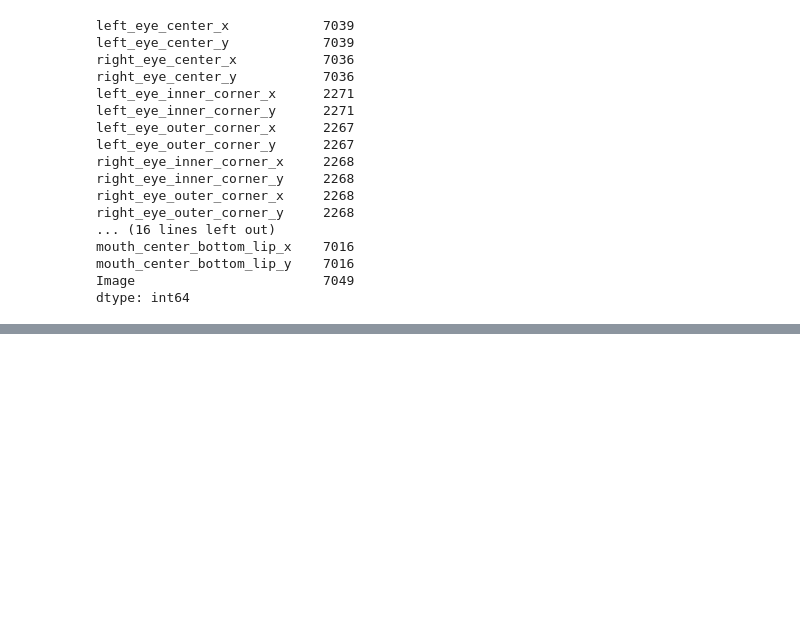
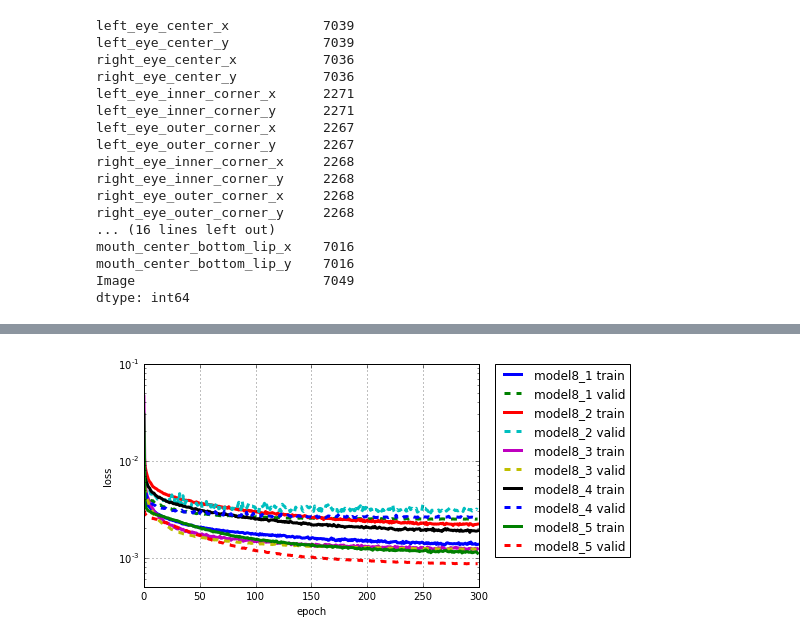
Before and after one commit to ftai/ftai, a Jupyter notebook: example/keras/KaggleFacialKeypointsDetection/FacialKeypointDetection.ipynb, the cells around one changed output, grey strips where cells are left out. Cells and saved outputs as stored; diff of their text form; code cells hidden in the pictures; blank space fills up the shorter version.

```diff
--- a/example/keras/KaggleFacialKeypointsDetection/FacialKeypointDetection.ipynb
+++ b/example/keras/KaggleFacialKeypointsDetection/FacialKeypointDetection.ipynb
@@ -881,9 +835,9 @@ flipgen = FlippedImageDataGenerator()
 # 学習
 hist7 = model7.fit_generator(flipgen.flow(X_train, y_train),
                              samples_per_epoch=X_train.shape[0],
-                             nb_epoch=nb_eopch,
+                             nb_epoch=nb_epoch,
                              validation_data=(X_val, y_val),
-                            callbacks=[change_lr, early_stop])
+                            callbacks=[change_lr, early_stop], verbose=0)
 # %%
 # 学習モデルの保存
 json_string7 = model7.to_json()
@@ -910,7 +866,7 @@ pyplot.show()
 # %%
 # 6つのモデルに分けるためのdictionaryを作成
 # 各モデルは有効サンプル数がだいたい同じぐらい存在する
-SPECIALIST_SETTING = [
+SPECIALIST_SETTINGS = [
 
     dict(columns=('left_eye_center_x', 'left_eye_center_y',
                               'right_eye_center_x', 'right_eye_center_y',),
@@ -949,0 +977,4 @@ SPECIALIST_SETTING = [
+# %%
+# モデル特化＋転移学習の実行
+# model6の重みを利用
+model8, hist8 = fit_specialists('model6_weights.h5')
@@ -949,0 +999,26 @@ SPECIALIST_SETTING = [
+# %%
+# 学習モデルの保存
+for i in range(0, len(SPECIALIST_SETTINGS)-1):
+
+    model_i = model8[SPECIALIST_SETTINGS[i]['columns']]
+    json_string8_i = model_i.to_json()
+    # モデルの構造説明のみをjson形式で保存
+    open('model8_'+str(i+1)+'_architecture.json', 'w').write(json_string8_i)
+    # weightの情報を保存
+    model_i.save_weights('model8_'+str(i+1)+'_weights.h5', overwrite=True)
+# %%
+# 学習曲線をplot
+for i in range(0, len(SPECIALIST_SETTINGS)-1):
+    hist_i = hist8[SPECIALIST_SETTINGS[i]['columns']]
+    pyplot.plot(hist_i.history['loss'], linewidth=3, label='model8_'+str(i+1)+' train')
+    pyplot.plot(hist_i.history['val_loss'], '--', linewidth=3, label='model8_'+str(i+1)+' valid')
+
+pyplot.grid()
+pyplot.legend(bbox_to_anchor=(1.05, 1), loc=2, borderaxespad=0.)
+pyplot.xlabel('epoch')
+pyplot.ylabel('loss')
+pyplot.ylim(5e-4, 1e-1)
+pyplot.yscale('log')
+pyplot.show()
+# %% [output]
+[figure, added]
```
Also changed, not shown: parts of 28 cells of this notebook.
